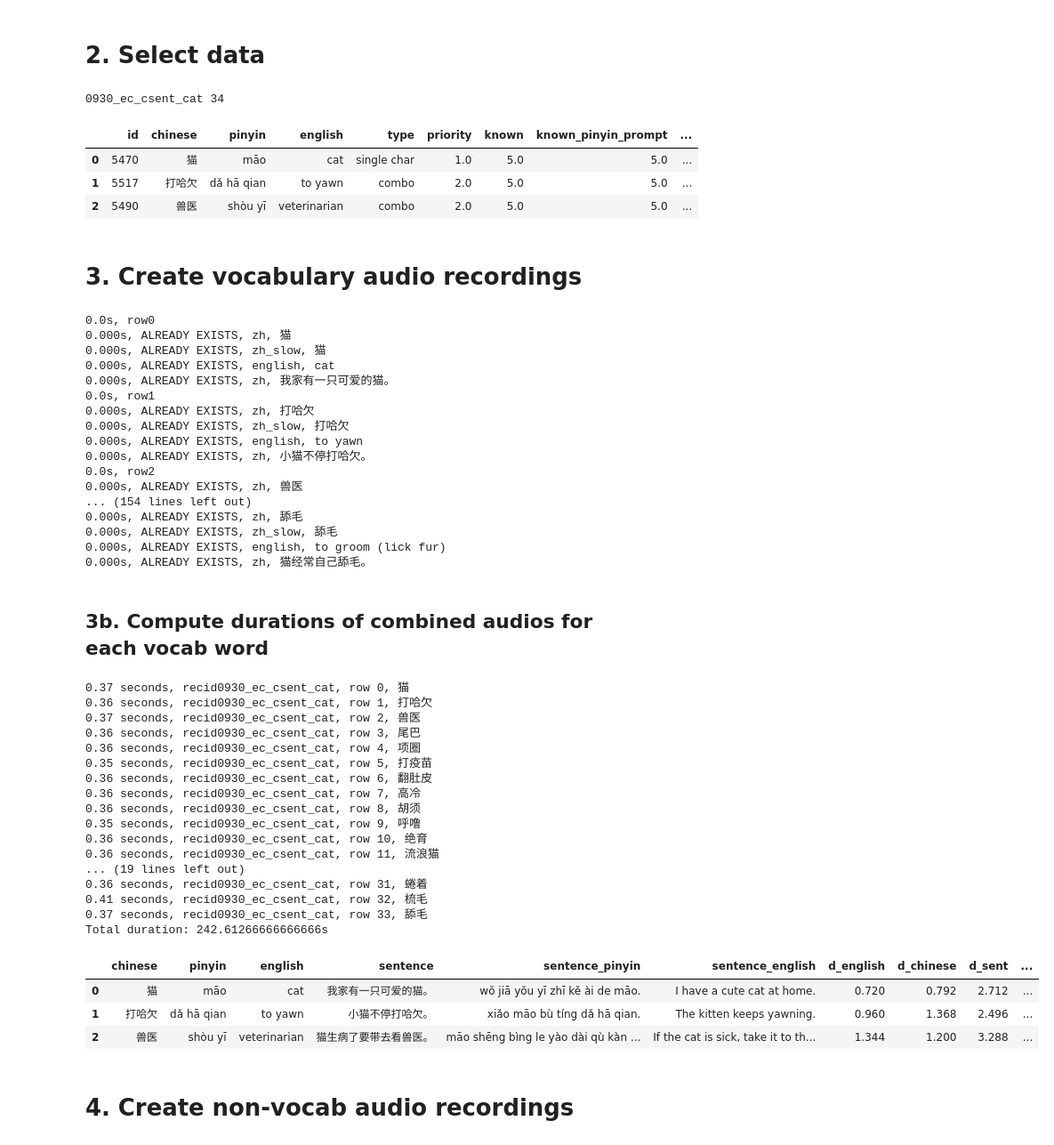
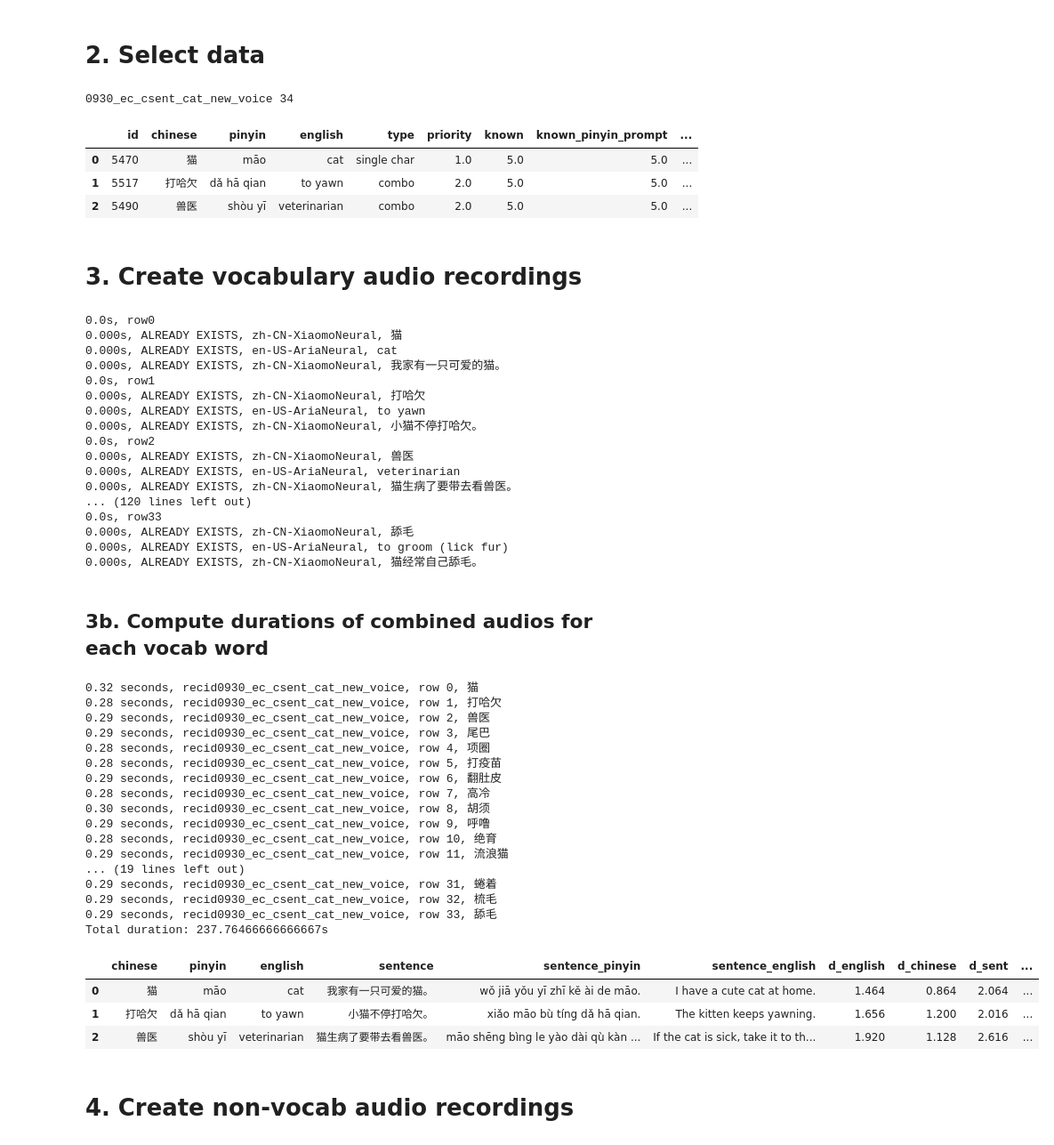
Before and after one commit to srcole/my_mandarin_database, a Jupyter notebook: generate_video.ipynb, the cells around one changed output. Shown: that part at 89% size. Drawn from its saved outputs; the diff is of its cells as text; code cells hidden in the pictures.

```diff
--- a/generate_video.ipynb
+++ b/generate_video.ipynb
@@ -83,9 +89,9 @@ data_settings
 # %%
 if truly_load_data:
     df_all_vocab = load_raw_data()
-    df_all_vocab.to_csv('latest_data.csv', index=False)
+    df_all_vocab.to_csv('static/latest_data.csv', index=False)
 else:
-    df_all_vocab = pd.read_csv('latest_data.csv')
+    df_all_vocab = pd.read_csv('static/latest_data.csv')
     print('!!!!!!!! WARNING: not truly loading data !!!!!!!!')
 
 df_dups = check_dups(df_all_vocab)
@@ -107,7 +113,7 @@ n_vocab = len(df_vocab_lists)
 print(data_settings['recording_name'], n_vocab)
 df_vocab_lists.head(3)
 # %% [output]
-0930_ec_csent_cat 34
+0930_ec_csent_cat_new_voice 34
 |  | id | chinese | pinyin | english | type | priority | known | known_pinyin_prompt | ... |
 | 0 | 5470 | 猫 | māo | cat | single char | 1.0 | 5.0 | 5.0 | ... |
 | 1 | 5517 | 打哈欠 | dǎ hā qian | to yawn | combo | 2.0 | 5.0 | 5.0 | ... |
@@ -121,62 +127,62 @@ if data_settings['recording_id'] == '005':
 start_time = time.time()
 for i_row, row in df_vocab_lists.iterrows():
     print(f"{(time.time()-start_time):.1f}s, row{i_row}")
-    create_tts_files_for_one_vocab_word(row, rrow)
+    create_tts_files_for_one_vocab_word(row, data_settings)
 # %% [output]
 0.0s, row0
-0.000s, ALREADY EXISTS, zh, 猫
-0.000s, ALREADY EXISTS, zh_slow, 猫
-0.000s, ALREADY EXISTS, english, cat
-0.000s, ALREADY EXISTS, zh, 我家有一只可爱的猫。
+0.000s, ALREADY EXISTS, zh-CN-XiaomoNeural, 猫
+0.000s, ALREADY EXISTS, en-US-AriaNeural, cat
+0.000s, ALREADY EXISTS, zh-CN-XiaomoNeural, 我家有一只可爱的猫。
 0.0s, row1
-0.000s, ALREADY EXISTS, zh, 打哈欠
-0.000s, ALREADY EXISTS, zh_slow, 打哈欠
-0.000s, ALREADY EXISTS, english, to yawn
-0.000s, ALREADY EXISTS, zh, 小猫不停打哈欠。
+0.000s, ALREADY EXISTS, zh-CN-XiaomoNeural, 打哈欠
+0.000s, ALREADY EXISTS, en-US-AriaNeural, to yawn
+0.000s, ALREADY EXISTS, zh-CN-XiaomoNeural, 小猫不停打哈欠。
 0.0s, row2
-0.000s, ALREADY EXISTS, zh, 兽医
-... (154 lines left out)
-0.000s, ALREADY EXISTS, zh, 舔毛
-0.000s, ALREADY EXISTS, zh_slow, 舔毛
-0.000s, ALREADY EXISTS, english, to groom (lick fur)
-0.000s, ALREADY EXISTS, zh, 猫经常自己舔毛。
+0.000s, ALREADY EXISTS, zh-CN-XiaomoNeural, 兽医
+0.000s, ALREADY EXISTS, en-US-AriaNeural, veterinarian
+0.000s, ALREADY EXISTS, zh-CN-XiaomoNeural, 猫生病了要带去看兽医。
+... (120 lines left out)
+0.0s, row33
+0.000s, ALREADY EXISTS, zh-CN-XiaomoNeural, 舔毛
+0.000s, ALREADY EXISTS, en-US-AriaNeural, to groom (lick fur)
+0.000s, ALREADY EXISTS, zh-CN-XiaomoNeural, 猫经常自己舔毛。
 # %% [markdown]
 ## 3b. Compute durations of combined audios for each vocab word
 # %%
 audio_duration_file_name = f"{project_artifacts_folder}/audio_durations_vocab_only.csv"
 if os.path.exists(audio_duration_file_name):
     df_vocab_audio_durations = pd.read_csv(audio_duration_file_name)
-    print(f"Loaded existing audio durations for {rrow['recording_name']}, shape {df_vocab_audio_durations.shape}")
+    print(f"Loaded existing audio durations for {data_settings['recording_name']}, shape {df_vocab_audio_durations.shape}")
 else:
-    df_vocab_audio_durations = combine_audio_files_and_compute_durations(df_vocab_lists, rrow)
+    df_vocab_audio_durations = combine_audio_files_and_compute_durations(df_vocab_lists, data_settings)
     df_vocab_audio_durations.to_csv(audio_duration_file_name, index=False)
 
 df_vocab_audio_durations['nonvocab_file_path'] = None
 df_vocab_audio_durations['nonvocab_pause_ms'] = None
 df_vocab_audio_durations['nonvocab_key'] = None
 print(f"Total duration: {df_vocab_audio_durations['combined'].sum()}s")
 df_vocab_audio_durations.head(3)
 # %% [output]
-0.37 seconds, recid0930_ec_csent_cat, row 0, 猫
-0.36 seconds, recid0930_ec_csent_cat, row 1, 打哈欠
-0.37 seconds, recid0930_ec_csent_cat, row 2, 兽医
-0.36 seconds, recid0930_ec_csent_cat, row 3, 尾巴
-0.36 seconds, recid0930_ec_csent_cat, row 4, 项圈
-0.35 seconds, recid0930_ec_csent_cat, row 5, 打疫苗
-0.36 seconds, recid0930_ec_csent_cat, row 6, 翻肚皮
-0.36 seconds, recid0930_ec_csent_cat, row 7, 高冷
-0.36 seconds, recid0930_ec_csent_cat, row 8, 胡须
-0.35 seconds, recid0930_ec_csent_cat, row 9, 呼噜
-0.36 seconds, recid0930_ec_csent_cat, row 10, 绝育
-0.36 seconds, recid0930_ec_csent_cat, row 11, 流浪猫
+0.32 seconds, recid0930_ec_csent_cat_new_voice, row 0, 猫
+0.28 seconds, recid0930_ec_csent_cat_new_voice, row 1, 打哈欠
+0.29 seconds, recid0930_ec_csent_cat_new_voice, row 2, 兽医
+0.29 seconds, recid0930_ec_csent_cat_new_voice, row 3, 尾巴
+0.28 seconds, recid0930_ec_csent_cat_new_voice, row 4, 项圈
+0.28 seconds, recid0930_ec_csent_cat_new_voice, row 5, 打疫苗
+0.29 seconds, recid0930_ec_csent_cat_new_voice, row 6, 翻肚皮
+0.28 seconds, recid0930_ec_csent_cat_new_voice, row 7, 高冷
+0.30 seconds, recid0930_ec_csent_cat_new_voice, row 8, 胡须
+0.29 seconds, recid0930_ec_csent_cat_new_voice, row 9, 呼噜
+0.28 seconds, recid0930_ec_csent_cat_new_voice, row 10, 绝育
+0.29 seconds, recid0930_ec_csent_cat_new_voice, row 11, 流浪猫
 ... (19 lines left out)
-0.36 seconds, recid0930_ec_csent_cat, row 31, 蜷着
-0.41 seconds, recid0930_ec_csent_cat, row 32, 梳毛
-0.37 seconds, recid0930_ec_csent_cat, row 33, 舔毛
-Total duration: 242.61266666666666s
+0.29 seconds, recid0930_ec_csent_cat_new_voice, row 31, 蜷着
+0.29 seconds, recid0930_ec_csent_cat_new_voice, row 32, 梳毛
+0.29 seconds, recid0930_ec_csent_cat_new_voice, row 33, 舔毛
+Total duration: 237.76466666666667s
 |  | chinese | pinyin | english | sentence | sentence_pinyin | sentence_english | d_english | d_chinese | d_sent | ... |
-| 0 | 猫 | māo | cat | 我家有一只可爱的猫。 | wǒ jiā yǒu yī zhī kě ài de māo. | I have a cute cat at home. | 0.720 | 0.792 | 2.712 | ... |
-| 1 | 打哈欠 | dǎ hā qian | to yawn | 小猫不停打哈欠。 | xiǎo māo bù tíng dǎ hā qian. | The kitten keeps yawning. | 0.960 | 1.368 | 2.496 | ... |
-| 2 | 兽医 | shòu yī | veterinarian | 猫生病了要带去看兽医。 | māo shēng bìng le yào dài qù kàn ... | If the cat is sick, take it to th... | 1.344 | 1.200 | 3.288 | ... |
+| 0 | 猫 | māo | cat | 我家有一只可爱的猫。 | wǒ jiā yǒu yī zhī kě ài de māo. | I have a cute cat at home. | 1.464 | 0.864 | 2.064 | ... |
+| 1 | 打哈欠 | dǎ hā qian | to yawn | 小猫不停打哈欠。 | xiǎo māo bù tíng dǎ hā qian. | The kitten keeps yawning. | 1.656 | 1.200 | 2.016 | ... |
+| 2 | 兽医 | shòu yī | veterinarian | 猫生病了要带去看兽医。 | māo shēng bìng le yào dài qù kàn ... | If the cat is sick, take it to th... | 1.920 | 1.128 | 2.616 | ... |
 # %% [markdown]
 # 4. Create non-vocab audio recordings
```
Also changed, not shown: parts of 12 cells of this notebook, 7 other files.
